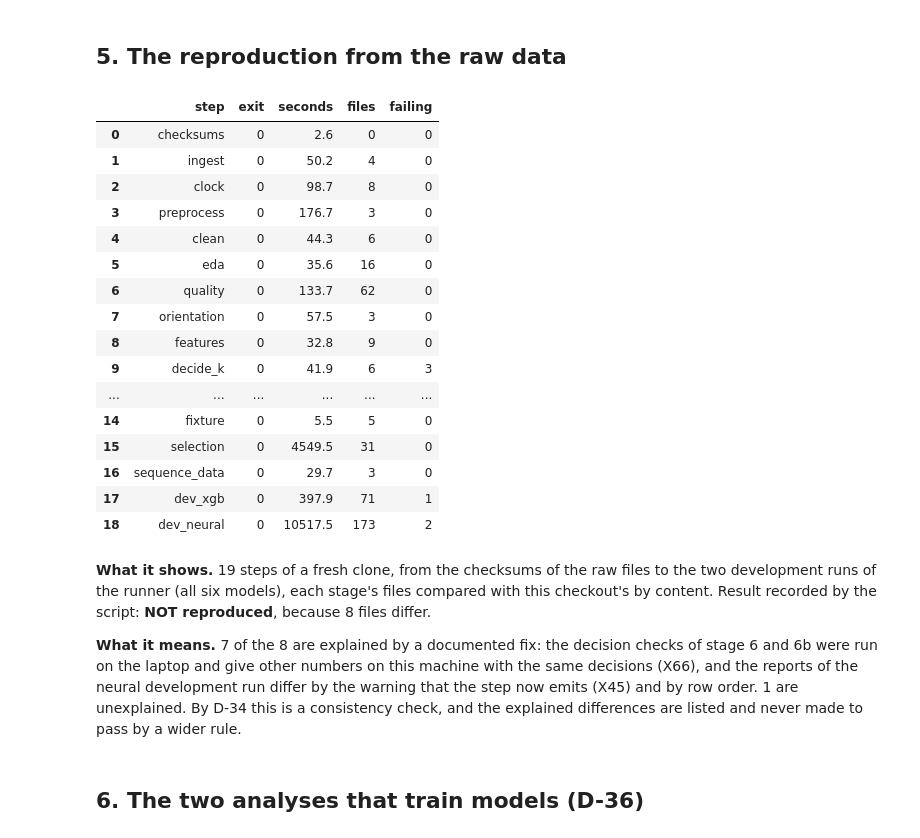
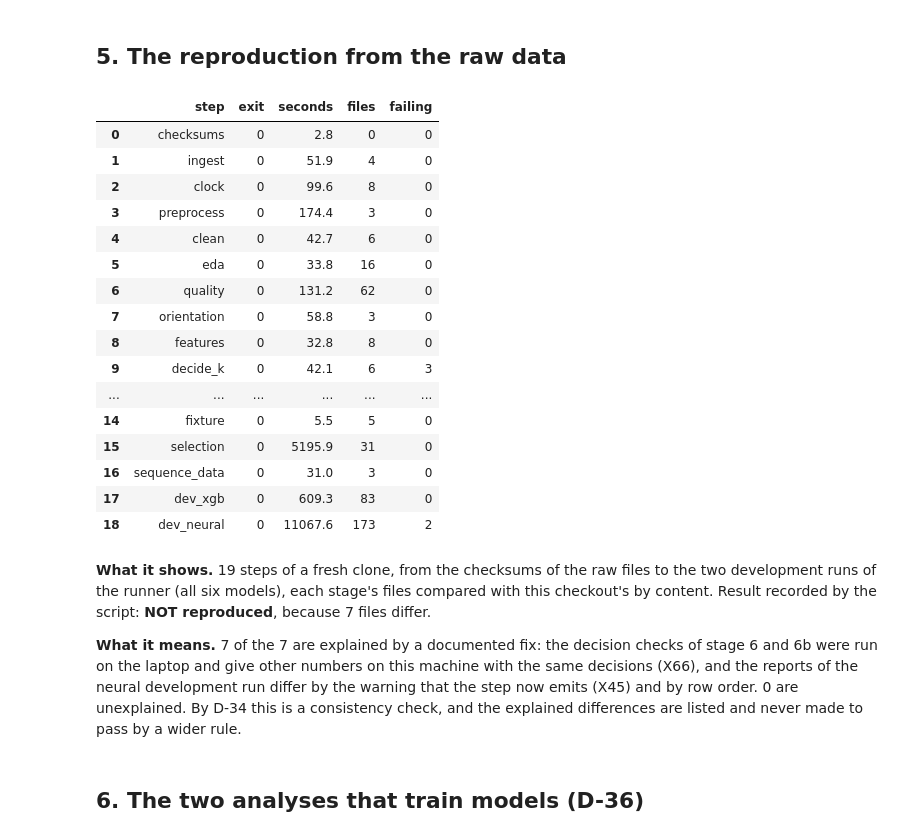
Before and after one commit to Barakyv/Solar_PV-project, a Jupyter notebook: notebooks/08_g1_gate.ipynb, the cells around one changed output. Drawn from its saved outputs; the diff is of its cells as text; code cells hidden in the pictures.

```diff
--- a/notebooks/08_g1_gate.ipynb
+++ b/notebooks/08_g1_gate.ipynb
@@ -188,39 +188,39 @@ T-98).
 # %% [markdown]
 ## 5. The reproduction from the raw data
 # %%
-REPRO = REPO_ROOT / "outputs/g1_audit/reproduction_20261112T202955Z/record.json"
+REPRO = REPO_ROOT / "outputs/g1_audit/reproduction_20261113T120823Z/record.json"
 repro = json.loads(REPRO.read_text(encoding="utf-8"))
 pd.DataFrame([{"step": s["step"], "exit": s["exit"], "seconds": s["seconds"],
                "files": len(s["compared"]), "failing": len(s["failing"])}
               for s in repro["steps"]])
 # %% [output]
 |  | step | exit | seconds | files | failing |
-| 0 | checksums | 0 | 2.6 | 0 | 0 |
-| 1 | ingest | 0 | 50.2 | 4 | 0 |
-| 2 | clock | 0 | 98.7 | 8 | 0 |
-| 3 | preprocess | 0 | 176.7 | 3 | 0 |
-| 4 | clean | 0 | 44.3 | 6 | 0 |
-| 5 | eda | 0 | 35.6 | 16 | 0 |
-| 6 | quality | 0 | 133.7 | 62 | 0 |
-| 7 | orientation | 0 | 57.5 | 3 | 0 |
-| 8 | features | 0 | 32.8 | 9 | 0 |
-| 9 | decide_k | 0 | 41.9 | 6 | 3 |
+| 0 | checksums | 0 | 2.8 | 0 | 0 |
+| 1 | ingest | 0 | 51.9 | 4 | 0 |
+| 2 | clock | 0 | 99.6 | 8 | 0 |
+| 3 | preprocess | 0 | 174.4 | 3 | 0 |
+| 4 | clean | 0 | 42.7 | 6 | 0 |
+| 5 | eda | 0 | 33.8 | 16 | 0 |
+| 6 | quality | 0 | 131.2 | 62 | 0 |
+| 7 | orientation | 0 | 58.8 | 3 | 0 |
+| 8 | features | 0 | 32.8 | 8 | 0 |
+| 9 | decide_k | 0 | 42.1 | 6 | 3 |
 | ... | ... | ... | ... | ... | ... |
 | 14 | fixture | 0 | 5.5 | 5 | 0 |
-| 15 | selection | 0 | 4549.5 | 31 | 0 |
-| 16 | sequence_data | 0 | 29.7 | 3 | 0 |
-| 17 | dev_xgb | 0 | 397.9 | 71 | 1 |
-| 18 | dev_neural | 0 | 10517.5 | 173 | 2 |
+| 15 | selection | 0 | 5195.9 | 31 | 0 |
+| 16 | sequence_data | 0 | 31.0 | 3 | 0 |
+| 17 | dev_xgb | 0 | 609.3 | 83 | 0 |
+| 18 | dev_neural | 0 | 11067.6 | 173 | 2 |
 # %% [markdown]
 **What it shows.** 19 steps of a fresh clone, from the checksums of the
 raw files to the two development runs of the runner (all six models), each stage's files compared
 with this checkout's by content. Result recorded by the script: **NOT reproduced**, because
-8 files differ.
+7 files differ.
 
-**What it means.** 7 of the 8 are explained by a documented fix:
+**What it means.** 7 of the 7 are explained by a documented fix:
 the decision checks of stage 6 and 6b were run on the laptop and give other numbers on this machine
 with the same decisions (X66), and the reports of the neural development run differ by the warning
-that the step now emits (X45) and by row order. 1 are unexplained. By D-34 this
+that the step now emits (X45) and by row order. 0 are unexplained. By D-34 this
 is a consistency check, and the explained differences are listed and never made to pass by a wider
 rule.
 # %% [markdown]
```
Also changed, not shown: 14 other files.
